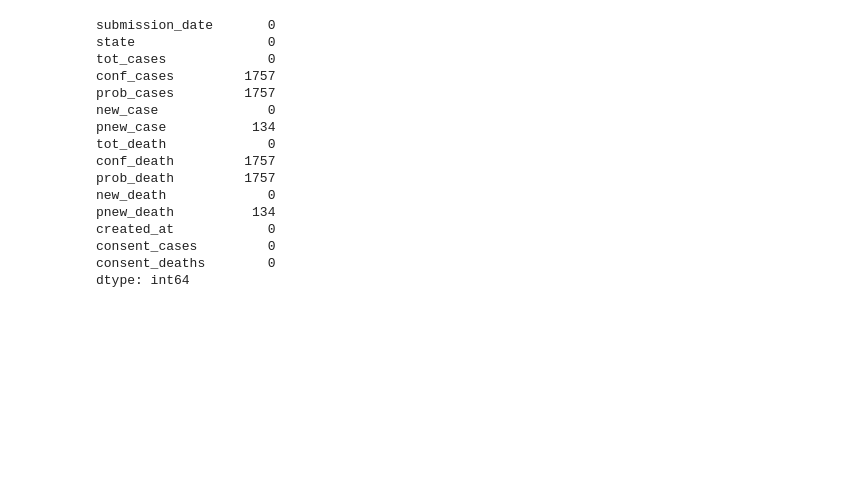
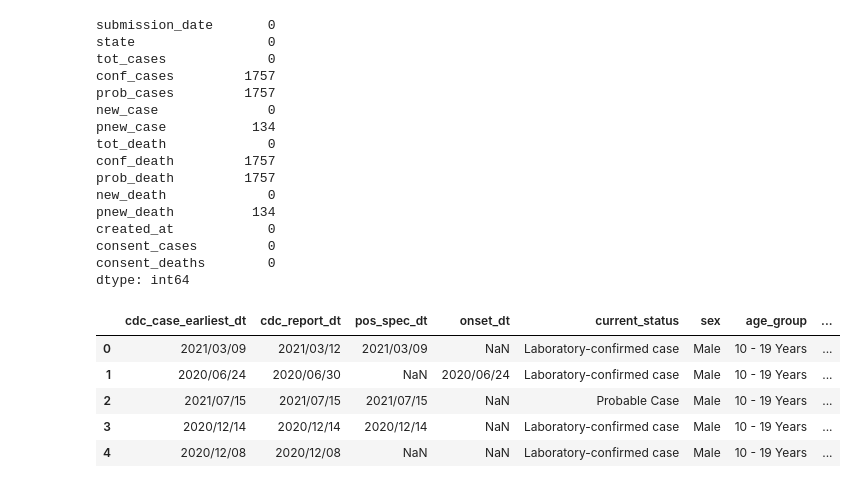
Before and after one commit to dianahandler/Module20_Group3, a Jupyter notebook: Collect_Clean_data2.ipynb, the cells around one changed output. Drawn from its saved outputs; the diff is of its cells as text; code cells hidden in the pictures; blank space fills up the shorter version.

```diff
--- a/Collect_Clean_data2.ipynb
+++ b/Collect_Clean_data2.ipynb
@@ -139,3 +139,14 @@ created_at            0
 consent_cases         0
 consent_deaths        0
 dtype: int64
+# %%
+# 3rd Dataset
+covid_case_df = pd.read_csv('COVID-19_Case_Surveillance_Public_Use_Data.csv')
+covid_case_df.head(5)
+# %% [output]
+|  | cdc_case_earliest_dt | cdc_report_dt | pos_spec_dt | onset_dt | current_status | sex | age_group | ... |
+| 0 | 2021/03/09 | 2021/03/12 | 2021/03/09 | NaN | Laboratory-confirmed case | Male | 10 - 19 Years | ... |
+| 1 | 2020/06/24 | 2020/06/30 | NaN | 2020/06/24 | Laboratory-confirmed case | Male | 10 - 19 Years | ... |
+| 2 | 2021/07/15 | 2021/07/15 | 2021/07/15 | NaN | Probable Case | Male | 10 - 19 Years | ... |
+| 3 | 2020/12/14 | 2020/12/14 | 2020/12/14 | NaN | Laboratory-confirmed case | Male | 10 - 19 Years | ... |
+| 4 | 2020/12/08 | 2020/12/08 | NaN | NaN | Laboratory-confirmed case | Male | 10 - 19 Years | ... |
```
